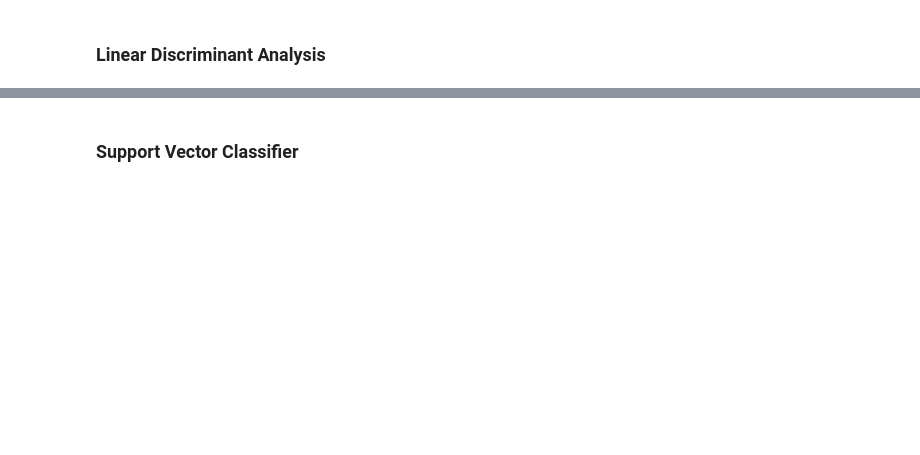
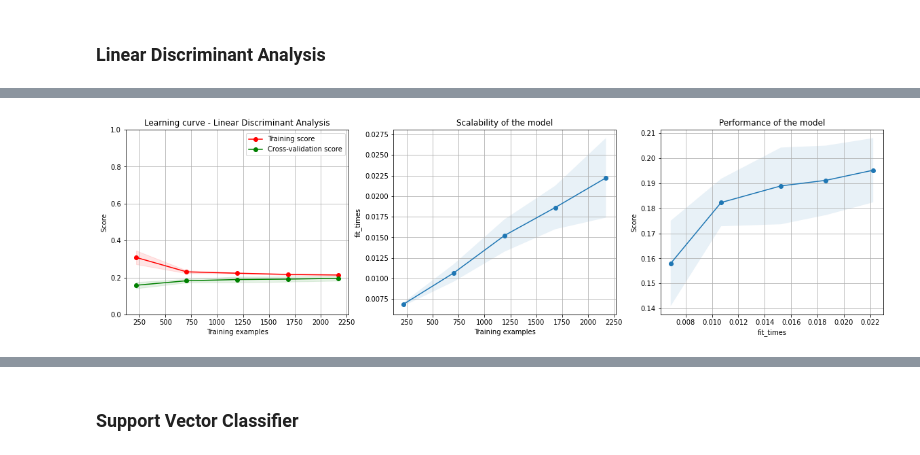
Before and after one commit to adamsiemaszkiewicz/eargasm-music, a Jupyter notebook: test.ipynb, the cells around one changed output, grey strips where cells are left out. Cells and saved outputs as stored; diff of their text form; code cells hidden in the pictures; blank space fills up the shorter version.

```diff
--- a/test.ipynb
+++ b/test.ipynb
@@ -390,0 +557,12 @@ lda = evaluation_results['b_estimator']
+# %%
+plot_learning_curve(
+                    lda,
+                    title='Learning curve - Linear Discriminant Analysis',
+                    X=X_train,
+                    y=y_train,
+                    ylim=(0.0, 1.0),
+                    cv=5,
+                    n_jobs=-1,
+                    train_sizes=np.linspace(.1, 1.0, 5)
+                   )
+# %% [output]
@@ -390,0 +570 @@ lda = evaluation_results['b_estimator']
+[figure, added]
```
Also changed, not shown: parts of 31 cells of this notebook.
